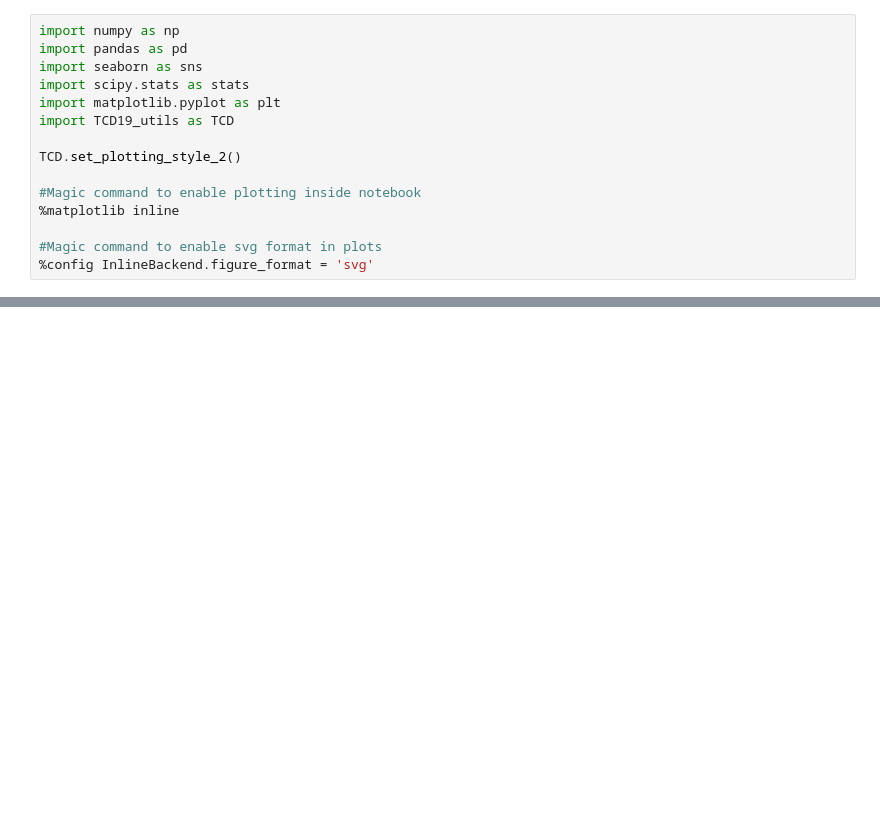
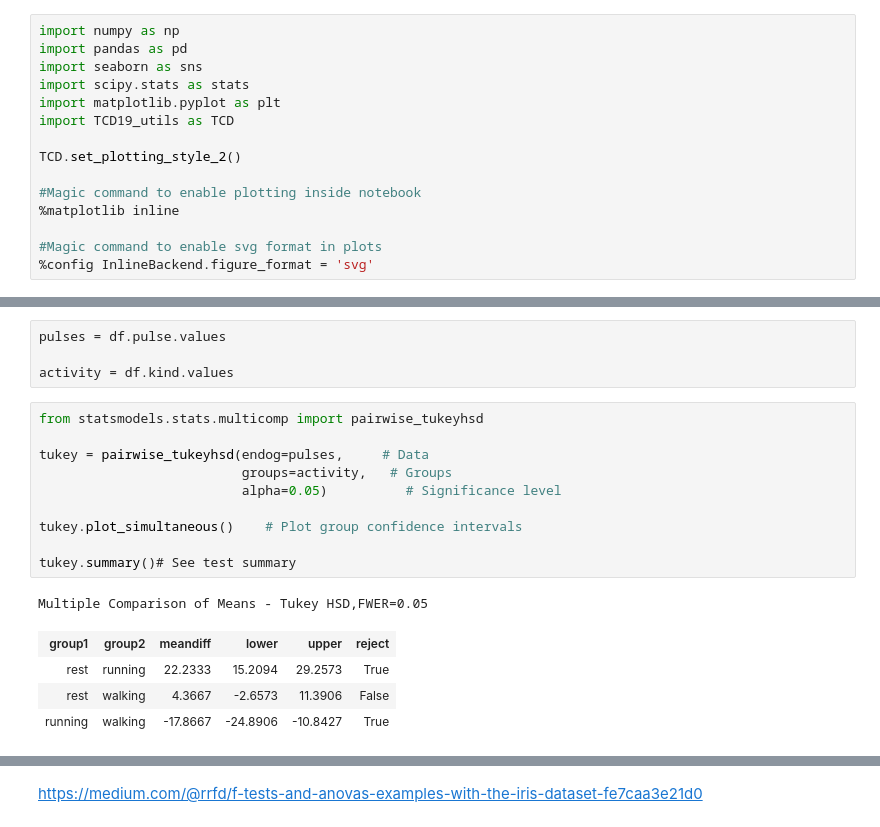
Before and after one commit to eflobau/TCD_19, a Jupyter notebook: notebooks/t10-TCD-ANOVA-and-tukey-test.ipynb, the cells around one changed output, grey strips where cells are left out. Saved outputs shown, nothing was run; the diff lists cells and outputs as text; blank space fills up the shorter version.

Commit message:
added ANOVA and tukey test content

```diff
--- a/notebooks/t10-TCD-ANOVA-and-tukey-test.ipynb
+++ b/notebooks/t10-TCD-ANOVA-and-tukey-test.ipynb
@@ -20,0 +93,20 @@ TCD.set_plotting_style_2()
+# %%
+pulses = df.pulse.values
+
+activity = df.kind.values
+# %%
+from statsmodels.stats.multicomp import pairwise_tukeyhsd
+
+tukey = pairwise_tukeyhsd(endog=pulses,     # Data
+                          groups=activity,   # Groups
+                          alpha=0.05)          # Significance level
+
+tukey.plot_simultaneous()    # Plot group confidence intervals
+
+tukey.summary()# See test summary
+# %% [output]
+Multiple Comparison of Means - Tukey HSD,FWER=0.05
+| group1 | group2 | meandiff | lower | upper | reject |
+| rest | running | 22.2333 | 15.2094 | 29.2573 | True |
+| rest | walking | 4.3667 | -2.6573 | 11.3906 | False |
+| running | walking | -17.8667 | -24.8906 | -10.8427 | True |
@@ -20,0 +114,2 @@ TCD.set_plotting_style_2()
+# %% [markdown]
+https://medium.com/@rrfd/f-tests-and-anovas-examples-with-the-iris-dataset-fe7caa3e21d0
```
Also changed, not shown: parts of 12 cells of this notebook, 1 other file.
